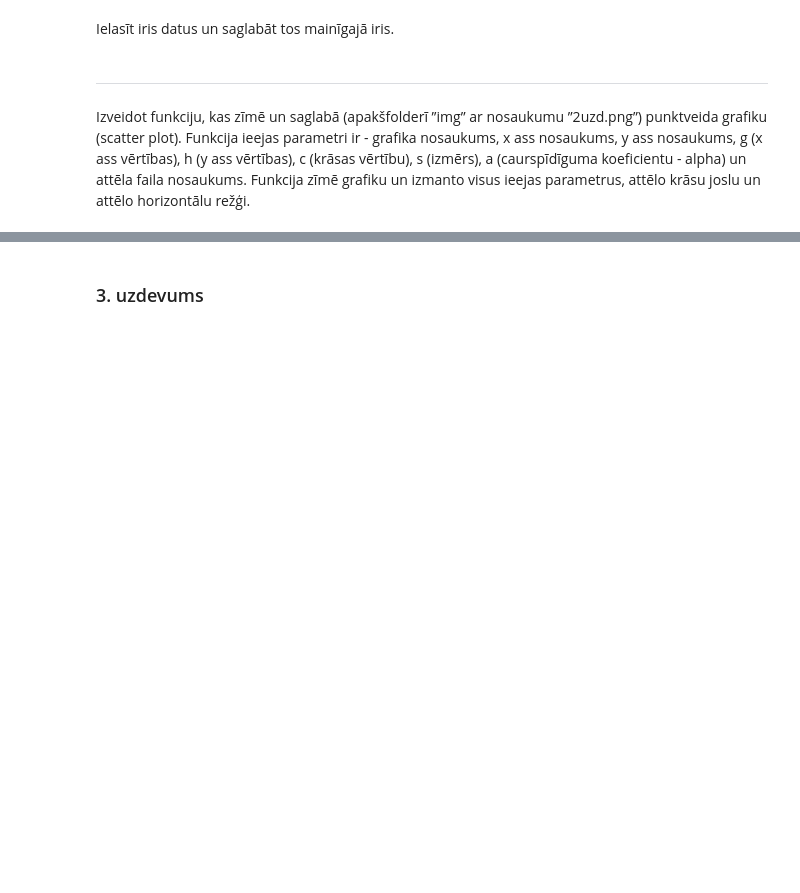
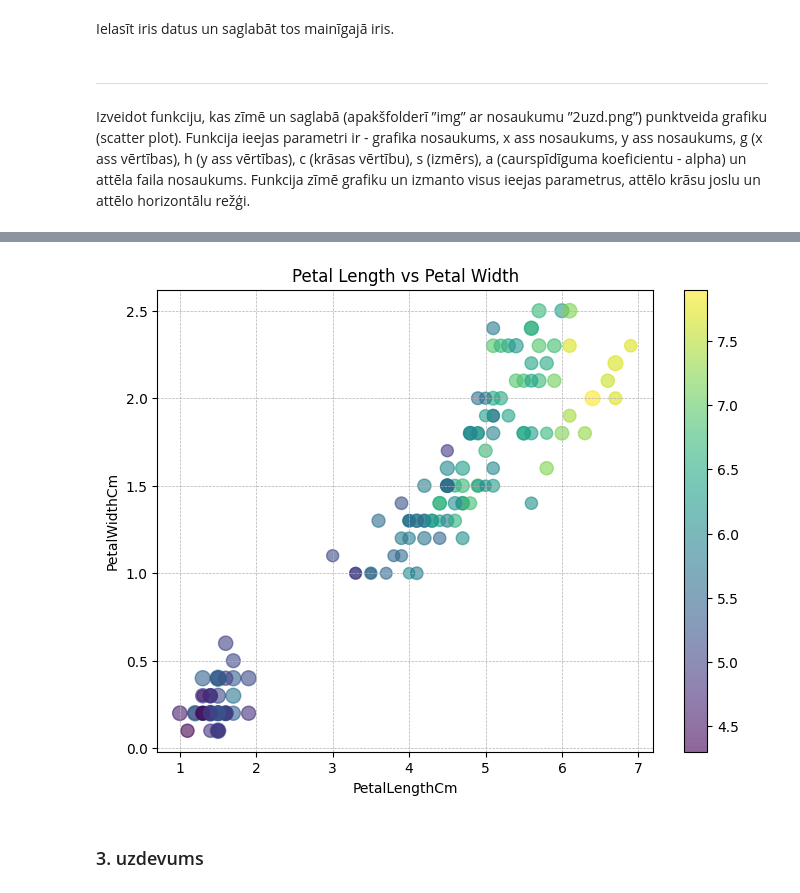
Before and after one commit to eduardblumental/lu-msc-math-and-data-science, a Jupyter notebook: Matemātiskās metodes ar Python, R un Matlab/homeworks/HW4_Blumentals.ipynb, the cells around one changed output, grey strips where cells are left out. Saved outputs shown, nothing was run; the diff lists cells and outputs as text; code cells hidden in the pictures; blank space fills up the shorter version.

```diff
--- a/Matemātiskās metodes ar Python, R un Matlab/homeworks/HW4_Blumentals.ipynb
+++ b/Matemātiskās metodes ar Python, R un Matlab/homeworks/HW4_Blumentals.ipynb
@@ -71,3 +108,17 @@ Uzzīmēt iris datiem divus attēlus izmantojot iepriekš definēto funkciju:
+# %%
+draw_save_scatter_plot(
+    title="Petal Length vs Petal Width",
+    x_label="PetalLengthCm",
+    y_label="PetalWidthCm",
+    g=iris["PetalLengthCm"],
+    h=iris["PetalWidthCm"],
+    c=iris["SepalLengthCm"],
+    s=iris["SepalWidthCm"] * 30,
+    a=0.6,
+    filename="2uzd_2.png"
+)
+# %% [output]
+[figure, added]
 # %% [markdown]
 ### 3. uzdevums
 # %% [markdown]
```
Also changed, not shown: parts of 10 cells of this notebook.
